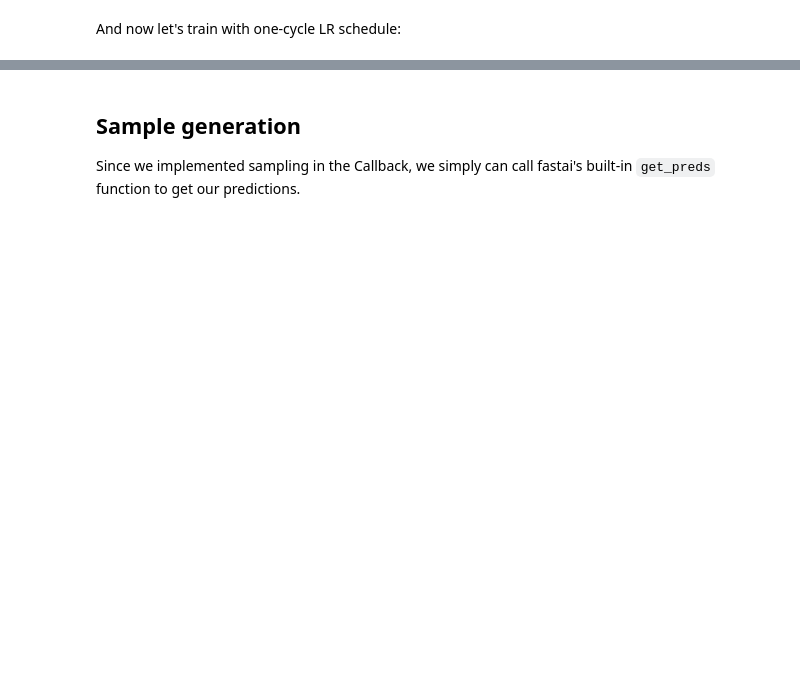
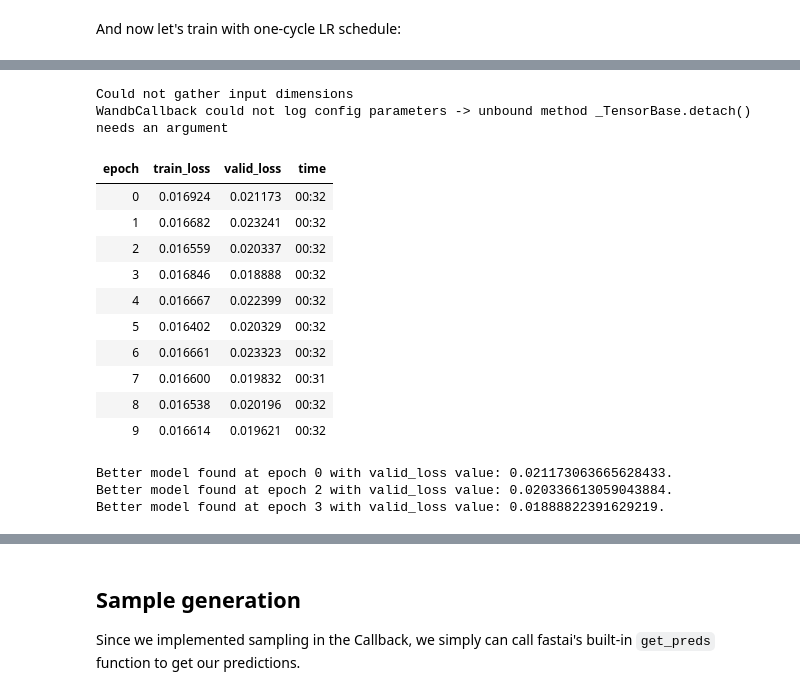
Before and after one commit to fastai/fastdiffusion, a Jupyter notebook: nbs/tcapelle/Diffusion_models_with_fastai_conditional.ipynb, the cells around one changed output, grey strips where cells are left out. Drawn from its saved outputs; the diff is of its cells as text; code cells hidden in the pictures; blank space fills up the shorter version.

```diff
--- a/nbs/tcapelle/Diffusion_models_with_fastai_conditional.ipynb
+++ b/nbs/tcapelle/Diffusion_models_with_fastai_conditional.ipynb
@@ -140,4 +145,2 @@ SuggestedLRs(valley=5.248074739938602e-05)
 # %% [markdown]
 And now let's train with one-cycle LR schedule:
-# %%
-ddpm_learner.fit_one_cycle(10,3e-4)
@@ -156,3 +158,22 @@ ddpm_learner.fit_one_cycle(10,3e-4)
+# %%
+ddpm_learner.fit_one_cycle(10, 1e-5, cbs =[SaveModelCallback(), WandbCallback(log_preds=False, log_model=True, model_name="mnist")])
+# %% [output]
+Could not gather input dimensions
+WandbCallback could not log config parameters -> unbound method _TensorBase.detach() needs an argument
+| epoch | train_loss | valid_loss | time |
+| 0 | 0.016924 | 0.021173 | 00:32 |
+| 1 | 0.016682 | 0.023241 | 00:32 |
+| 2 | 0.016559 | 0.020337 | 00:32 |
+| 3 | 0.016846 | 0.018888 | 00:32 |
+| 4 | 0.016667 | 0.022399 | 00:32 |
+| 5 | 0.016402 | 0.020329 | 00:32 |
+| 6 | 0.016661 | 0.023323 | 00:32 |
+| 7 | 0.016600 | 0.019832 | 00:31 |
+| 8 | 0.016538 | 0.020196 | 00:32 |
+| 9 | 0.016614 | 0.019621 | 00:32 |
+Better model found at epoch 0 with valid_loss value: 0.021173063665628433.
+Better model found at epoch 2 with valid_loss value: 0.020336613059043884.
+Better model found at epoch 3 with valid_loss value: 0.01888822391629219.
 # %%
 ddpm_learner.recorder.plot_loss()
 # %% [output]
```
Also changed, not shown: parts of 21 cells of this notebook.
